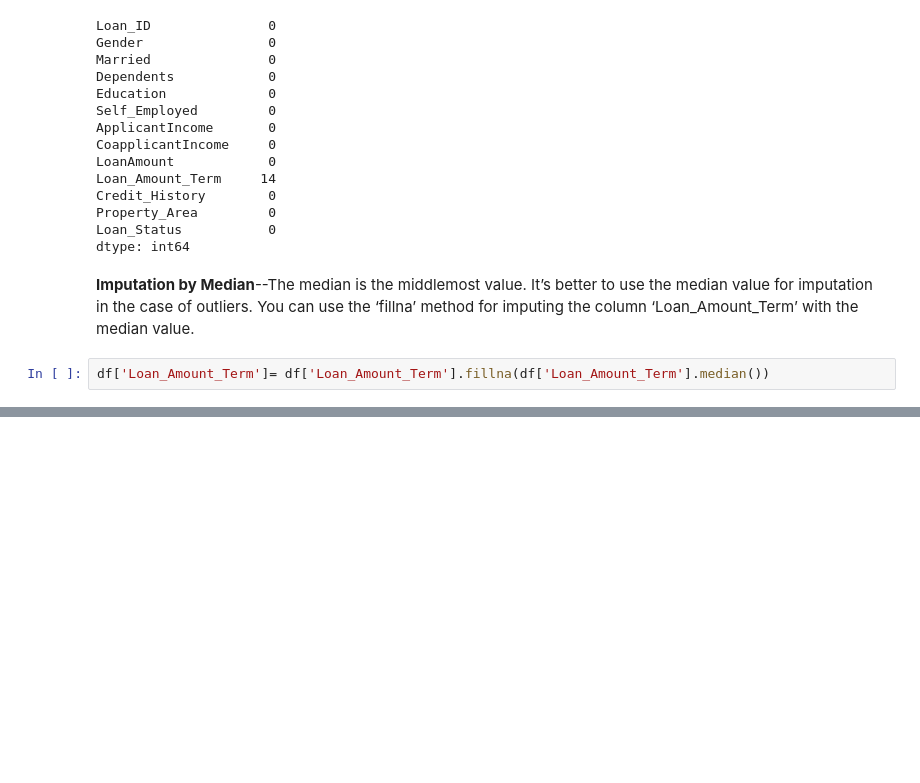
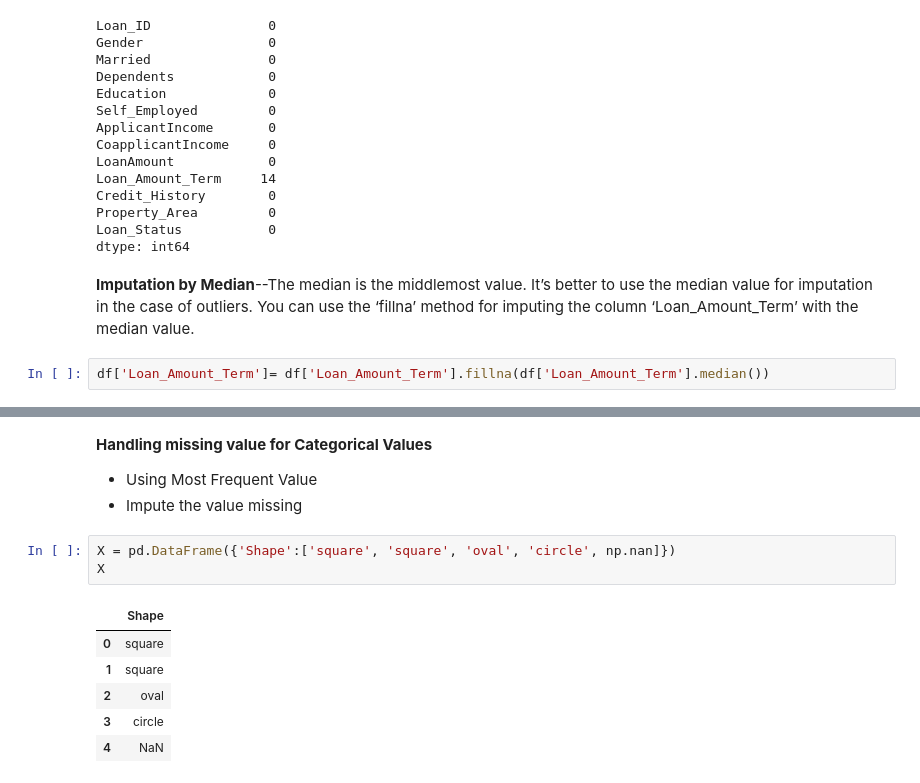
Before and after one commit to sakshi2215/Machine_learning, a Jupyter notebook: HandlinMissing_LoanDataset.ipynb, the cells around one changed output, grey strips where cells are left out. Saved outputs shown, nothing was run; the diff lists cells and outputs as text; blank space fills up the shorter version.

```diff
--- a/HandlinMissing_LoanDataset.ipynb
+++ b/HandlinMissing_LoanDataset.ipynb
@@ -167,0 +217,16 @@ df['Loan_Amount_Term']= df['Loan_Amount_Term'].fillna(df['Loan_Amount_Term'].med
+# %% [markdown]
+**Handling missing value for Categorical Values**
+
+
+*   Using Most Frequent Value
+*   Impute the value missing
+# %%
+X = pd.DataFrame({'Shape':['square', 'square', 'oval', 'circle', np.nan]})
+X
+# %% [output]
+|  | Shape |
+| 0 | square |
+| 1 | square |
+| 2 | oval |
+| 3 | circle |
+| 4 | NaN |
```
Also changed, not shown: parts of 11 cells of this notebook.
